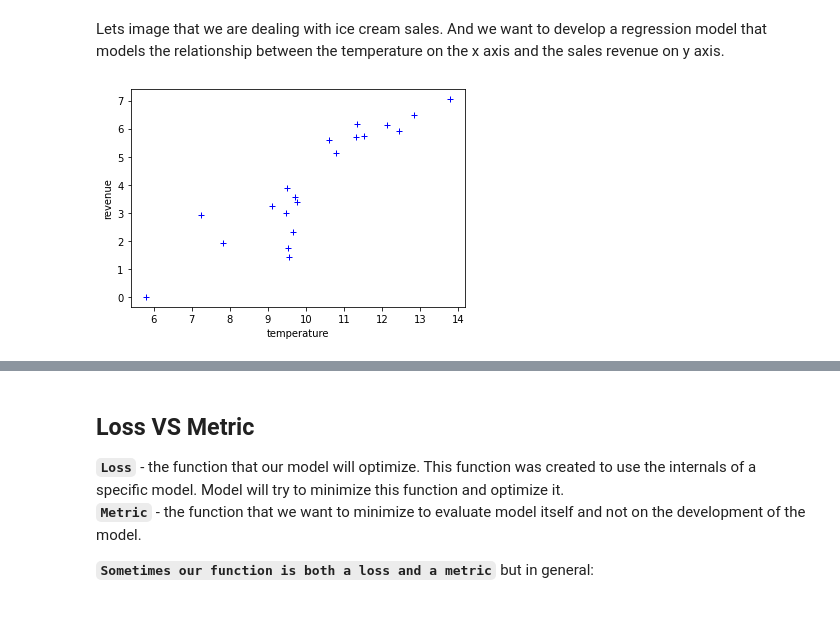
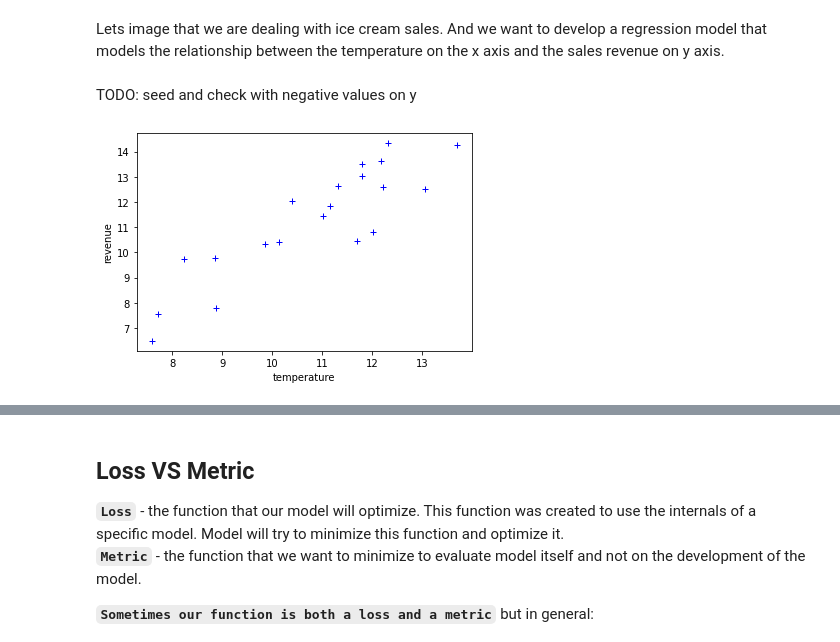
Before and after one commit to tavo-robotas/edu_machine_learning, a Jupyter notebook: __linear_regression/__VIII_Metrics_overview.ipynb, the cells around one changed output, grey strips where cells are left out. Drawn from its saved outputs; the diff is of its cells as text; code cells hidden in the pictures; blank space fills up the shorter version.

```diff
--- a/__linear_regression/__VIII_Metrics_overview.ipynb
+++ b/__linear_regression/__VIII_Metrics_overview.ipynb
@@ -41,24 +47,29 @@ import matplotlib.pyplot as plt
 from mpl_toolkits.mplot3d import Axes3D
 
 from sklearn.linear_model import LinearRegression
+# %% [markdown]
+TODO: seed and check with negative values on y
 # %%
 def generate_set(sigma, mu, size):
     return sigma * np.random.randn(size,1) + mu
 
 def add_noise(m):
     return  np.random.randn(m, 1)
+
 m = 20
 X = generate_set(2,10, m)
+
+
 theta = [0.25, 1]
 # 1, q, b, q^2, qb, b^2
 y = theta[0] + theta[1]*X
 
 # - min(y) is used to get only positive values
 y = y + add_noise(m)
-y = y - min(y)
+
 plt.plot(X, y, 'b+')
 plt.xlabel('temperature')
 plt.ylabel('revenue')
 plt.show()
 # %% [output]
-[figure, old version]
+[figure, new version]
```
Also changed, not shown: parts of 18 cells of this notebook, 8 other files.
